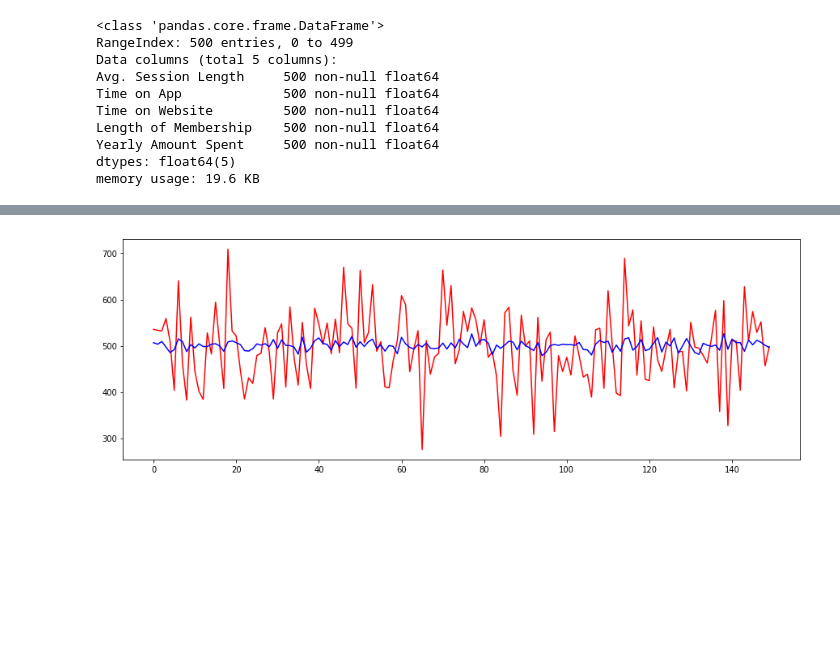
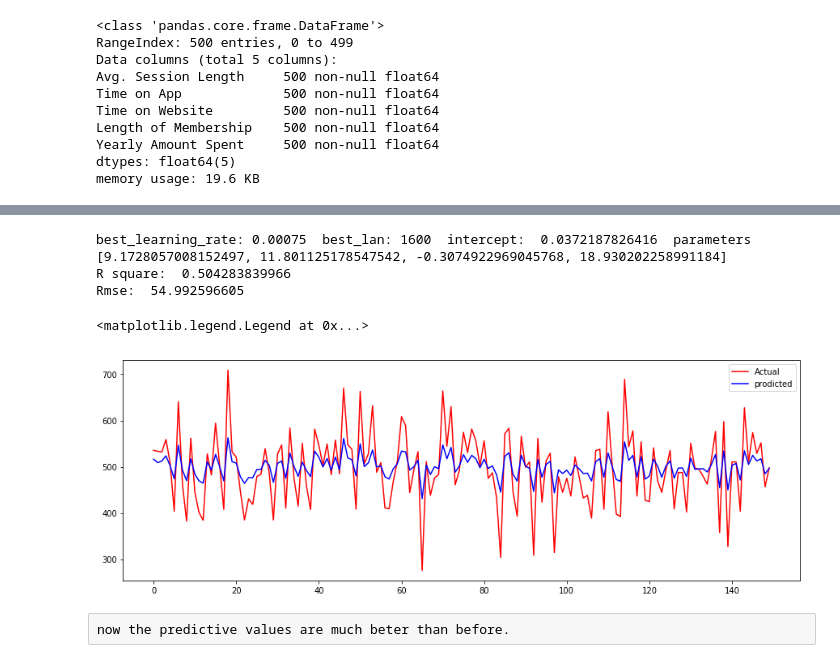
Before and after one commit to michaelzeng25/Gradient-descent-for-multiple-linear-regression, a Jupyter notebook: Gradient descent for multivariable linear regression.ipynb, the cells around one changed output, grey strips where cells are left out. Drawn from its saved outputs; the diff is of its cells as text; code cells hidden in the pictures; blank space fills up the shorter version.

```diff
--- a/Gradient descent for multivariable linear regression.ipynb
+++ b/Gradient descent for multivariable linear regression.ipynb
@@ -127,9 +189,6 @@ Text(0.5,1,'Residual plot')
 # %%
 from sklearn import metrics
-total_error = 0.0
-for i in range(len(y_test)):
-    total_error += (predicted_values[i] - y_test[i])**2
 print('Learning rate: ',learning_rate,'  intercept: ', m,'parameters',b)
-print('total error: ', total_error)
 print('R square: ',metrics.r2_score(y_test, predicted_values))
+print('Rmse: ',np.sqrt(metrics.mean_squared_error(y_test, predicted_values)))
 # %% [output]
@@ -165,0 +532,43 @@ R square:  0.0888424216493
+# %%
+
+
+num_iteration = 1000
+landa = [5, 10, 50, 100, 200, 400, 800, 1600]
+learning_rate = 0.00075
+
+for i in range(len(landa)):
+    m, b, lan = run_minimize_m_b(X_train,y_train, init_m, init_b, learning_rate, num_iteration, landa[i])
+
+    sub_sum1 = 0
+    predicted_y=[]
+    for i in range(len(y_test)):
+        for j in range(regressors):
+            sub_sum1 += b[j]*X_test[i][j]
+        predicted_y.append(m + sub_sum)
+        sub_sum1 = 0
+
+
+    br = metrics.r2_score(y_test, predicted_y)
+    if( br > best_r_square):
+        best_r_square = br
+        best_m = m
+        best_b = [ x for x in b]
+        best_lan = lan
+
+sub_sum2 = 0
+predicted_y=[]
+for i in range(len(y_test)):
+    for j in range(regressors):
+        sub_sum2 += best_b[j]*X_test[i][j]
+    predicted_y.append(best_m + sub_sum2)
+    sub_sum2 = 0
+
+predicted_values = np.array(predicted_y)
+
+print('best_learning_rate:',learning_rate, ' best_lan:', lan, ' intercept: ', best_m,' parameters',best_b)
+print('R square: ',metrics.r2_score(y_test, predicted_values))
+print('Rmse: ',np.sqrt(metrics.mean_squared_error(y_test, predicted_values)))
+# %% [output]
+best_learning_rate: 0.00075  best_lan: 1600  intercept:  0.0372187826416  parameters [9.1728057008152497, 11.801125178547542, -0.3074922969045768, 18.930202258991184]
+R square:  0.504283839966
+Rmse:  54.992596605
@@ -166,9 +581,13 @@ R square:  0.0888424216493
 # %%
 fir, ax = plt.subplots(figsize=(15,5))
 a1, =plt.plot(y_test, color='red')
 a2,=plt.plot(predicted_y, color='blue')
+plt.legend([a1,a2], ["Actual", "prodicted"])
 # %% [output]
+<matplotlib.legend.Legend at 0x...>
-[figure, old version]
+[figure, new version]
+# %% [raw]
+now the predictive values are much beter than before.
 # %%
 sns.jointplot(predicted_values, y_test - predicted_values )
 plt.title('Residual plot')
```
Also changed, not shown: parts of 60 cells of this notebook.
